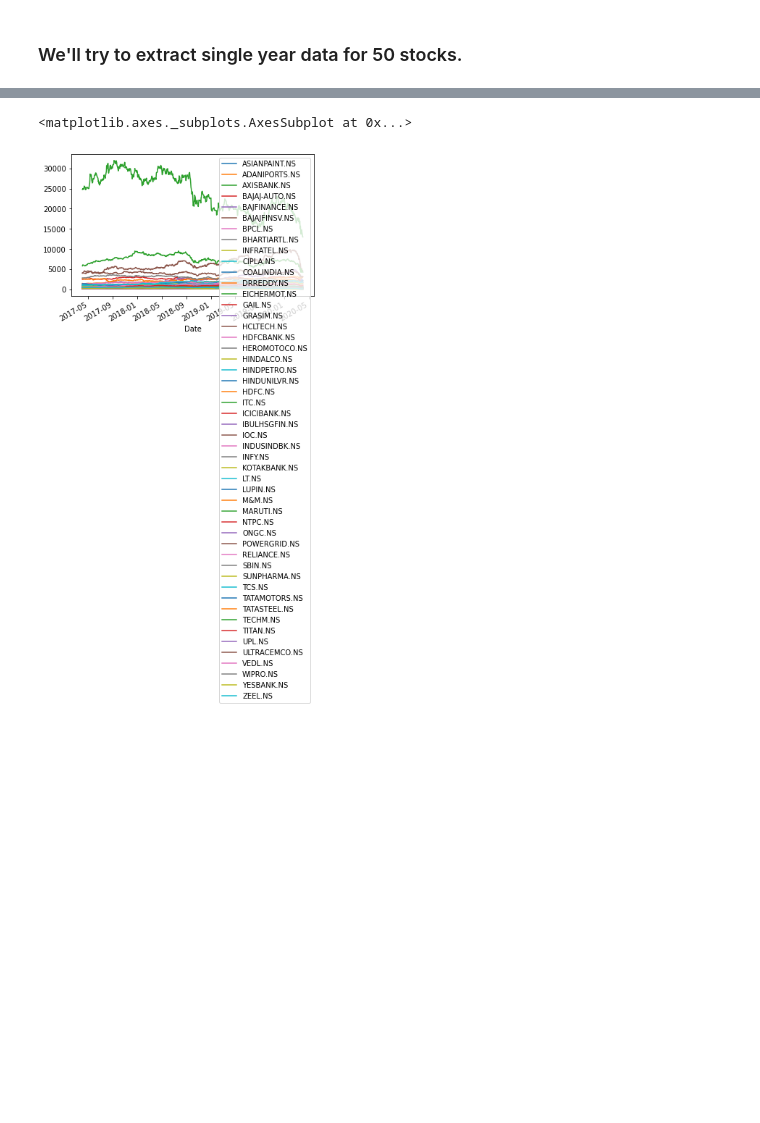
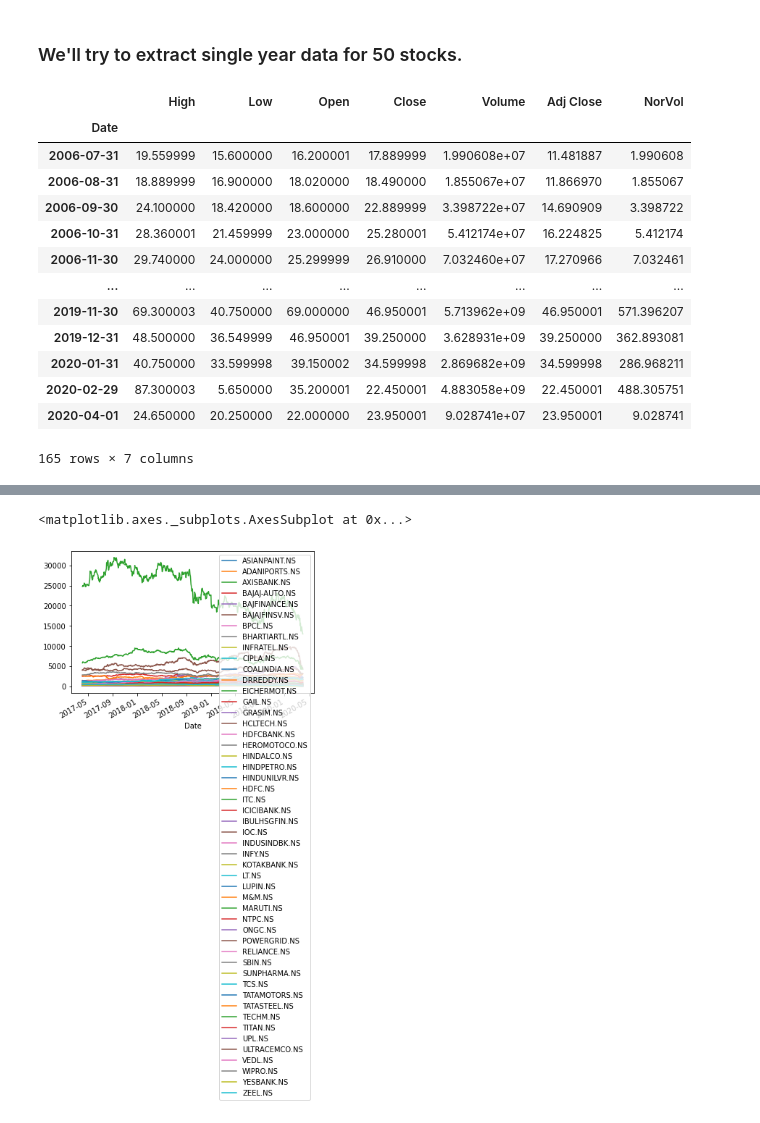
Before and after one commit to NipunGo/Python_algoTrading, a Jupyter notebook: Assignment_2/Pandas Data-reader .ipynb, the cells around one changed output, grey strips where cells are left out. Saved outputs shown, nothing was run; the diff lists cells and outputs as text; code cells hidden in the pictures; blank space fills up the shorter version.

```diff
--- a/Assignment_2/Pandas Data-reader .ipynb
+++ b/Assignment_2/Pandas Data-reader .ipynb
@@ -63,2 +59,20 @@ data
 # %% [markdown]
 ### We'll try to extract single year data for 50 stocks.
+# %%
+data['NorVol']=data['Volume']/10000000
+data
+# %% [output]
+|  | High | Low | Open | Close | Volume | Adj Close | NorVol |
+| Date |  |  |  |  |  |  |  |
+| 2006-07-31 | 19.559999 | 15.600000 | 16.200001 | 17.889999 | 1.990608e+07 | 11.481887 | 1.990608 |
+| 2006-08-31 | 18.889999 | 16.900000 | 18.020000 | 18.490000 | 1.855067e+07 | 11.866970 | 1.855067 |
+| 2006-09-30 | 24.100000 | 18.420000 | 18.600000 | 22.889999 | 3.398722e+07 | 14.690909 | 3.398722 |
+| 2006-10-31 | 28.360001 | 21.459999 | 23.000000 | 25.280001 | 5.412174e+07 | 16.224825 | 5.412174 |
+| 2006-11-30 | 29.740000 | 24.000000 | 25.299999 | 26.910000 | 7.032460e+07 | 17.270966 | 7.032461 |
+| ... | ... | ... | ... | ... | ... | ... | ... |
+| 2019-11-30 | 69.300003 | 40.750000 | 69.000000 | 46.950001 | 5.713962e+09 | 46.950001 | 571.396207 |
+| 2019-12-31 | 48.500000 | 36.549999 | 46.950001 | 39.250000 | 3.628931e+09 | 39.250000 | 362.893081 |
+| 2020-01-31 | 40.750000 | 33.599998 | 39.150002 | 34.599998 | 2.869682e+09 | 34.599998 | 286.968211 |
+| 2020-02-29 | 87.300003 | 5.650000 | 35.200001 | 22.450001 | 4.883058e+09 | 22.450001 | 488.305751 |
+| 2020-04-01 | 24.650000 | 20.250000 | 22.000000 | 23.950001 | 9.028741e+07 | 23.950001 | 9.028741 |
+165 rows × 7 columns
```
Also changed, not shown: parts of 5 cells of this notebook.
